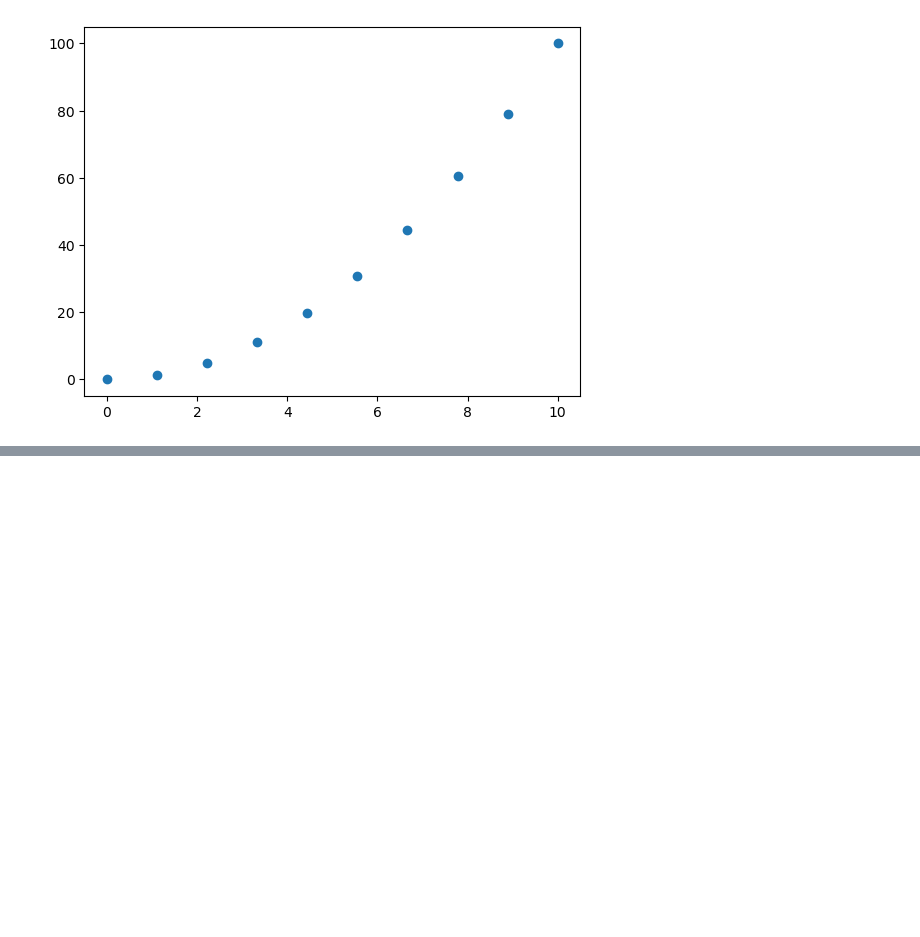
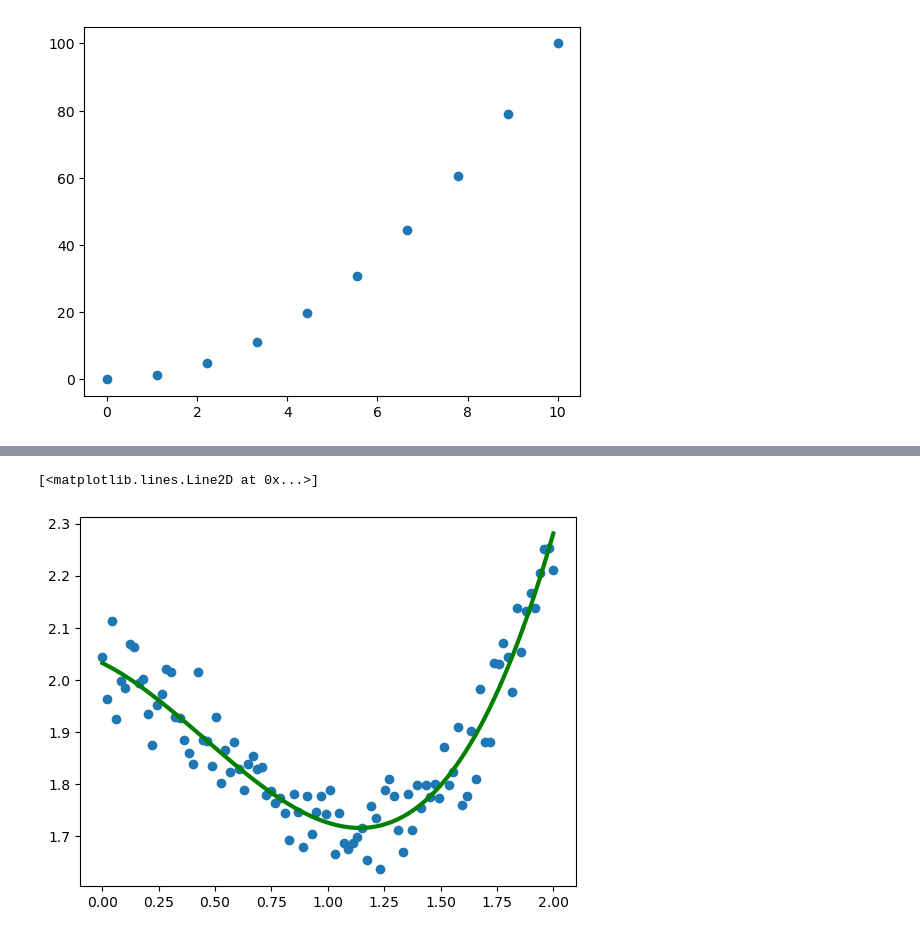
Before and after one commit to yemal22/ml_stuff, a Jupyter notebook: note1.ipynb, the cells around one changed output, grey strips where cells are left out. Saved outputs shown, nothing was run; the diff lists cells and outputs as text; code cells hidden in the pictures; blank space fills up the shorter version.

```diff
--- a/note1.ipynb
+++ b/note1.ipynb
@@ -14,0 +48,6 @@ from scipy.interpolate import interp1d
+# %%
+plt.scatter(x, y)
+plt.plot(x, f(x, params[0], params[1], params[2], params[3]), c='g', lw=3)
+# %% [output]
+[<matplotlib.lines.Line2D at 0x...>]
+[figure, added]
```
Also changed, not shown: parts of 28 cells of this notebook, 1 other file.
